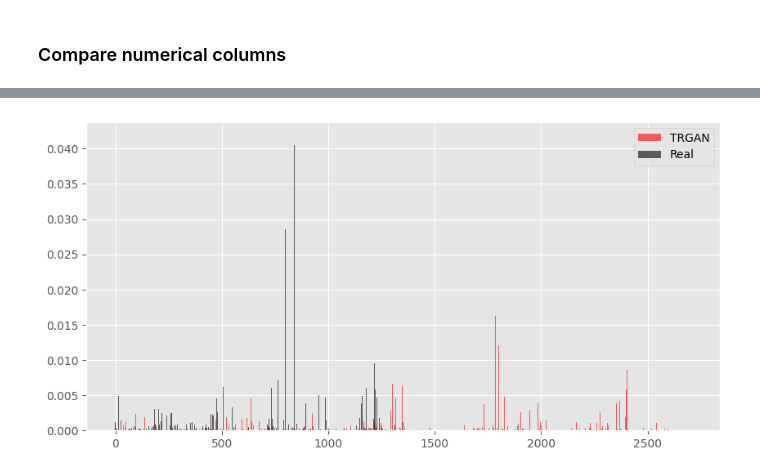
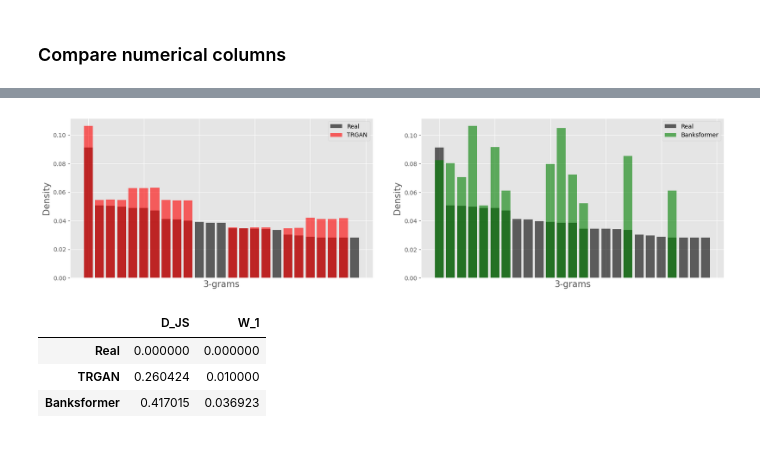
Before and after one commit to kirillzx/TRGAN, a Jupyter notebook: TRGAN_chech.ipynb, the cells around one changed output, grey strips where cells are left out. Drawn from its saved outputs; the diff is of its cells as text; code cells hidden in the pictures; blank space fills up the shorter version.

Commit message:
feat: add 3grams comparison

```diff
--- a/TRGAN_chech.ipynb
+++ b/TRGAN_chech.ipynb
@@ -566,28 +502,0 @@ evaluate_numerical([data['amount'], synth_df['amount'], synth_df_sc1['amount']],
-# %%
-tsne3 = TSNE(n_components=2, perplexity = 100)
-synth_tsne_sc1 = tsne3.fit_transform(synth_data_sc1[idx_random])
-synth_pca_sc = pca1.transform(synth_df_cat_sc1)
-
-figure, axs = plt.subplots(1, 2, figsize=(15, 5), dpi=100)
-
-axs[0].scatter(data_transformed_pca.T[0], data_transformed_pca.T[1], label='Real', alpha=0.4, s=20)
-axs[0].scatter(synth_pca.T[0], synth_pca.T[1], label='Synth', alpha=0.4, s=10)
-axs[0].scatter(synth_pca_sc.T[0], synth_pca_sc.T[1], label='Synth SC1', alpha=0.4, s=10)
-
-axs[0].legend()
-axs[0].set_xlabel('$X_1$')
-axs[0].set_ylabel('$X_2$')
-axs[0].set_title('PCA')
-
-
-axs[1].scatter(data_transformed_tsne.T[0], data_transformed_tsne.T[1], label='Real', s=3, alpha=1)
-axs[1].scatter(synth_tsne.T[0], synth_tsne.T[1], label='Synth', s=3, alpha=1)
-axs[1].scatter(synth_tsne_sc1.T[0], synth_tsne_sc1.T[1], label='Synth SC1', s=3, alpha=1)
-
-axs[1].legend()
-axs[1].set_xlabel('$X_1$')
-axs[1].set_ylabel('$X_2$')
-axs[1].set_title('t-SNE')
-
-# plt.savefig('tsne_expp4.png', dpi=300)
-plt.show()
@@ -1081,13 +838,0 @@ for i in range(len(all_comb)):
-# %%
-all_comb = list(itertools.combinations_with_replacement(sorted(data['mcc'].unique()), 3))
-# %%
-plt.subplots(figsize=(10, 5), dpi=100)
-
-plt.bar(np.arange(len(split_trgan_counts)), split_trgan_counts/np.sum(split_trgan_counts), label='TRGAN', color='red', alpha=0.6)
-plt.bar(np.arange(len(split_real_counts)), split_real_counts/np.sum(split_real_counts), label='Real', color='black', alpha=0.6)
-
-plt.legend()
-# plt.ylim((0, 0.02))
-plt.show()
-# %% [output]
-[figure, removed]
@@ -1094,2 +902,10 @@ plt.show()
+# %%
+compare_categorical_w_banksformer_3grams(data, synth_df, synth_banksformer)
+# %% [output]
+[figure, added]
+|  | D_JS | W_1 |
+| Real | 0.000000 | 0.000000 |
+| TRGAN | 0.260424 | 0.010000 |
+| Banksformer | 0.417015 | 0.036923 |
 # %%
 # synth_df.to_csv(f'Synthetic_data_{experiment_id}.csv', index=False)
```
Also changed, not shown: parts of 31 cells of this notebook, 2 other files.
